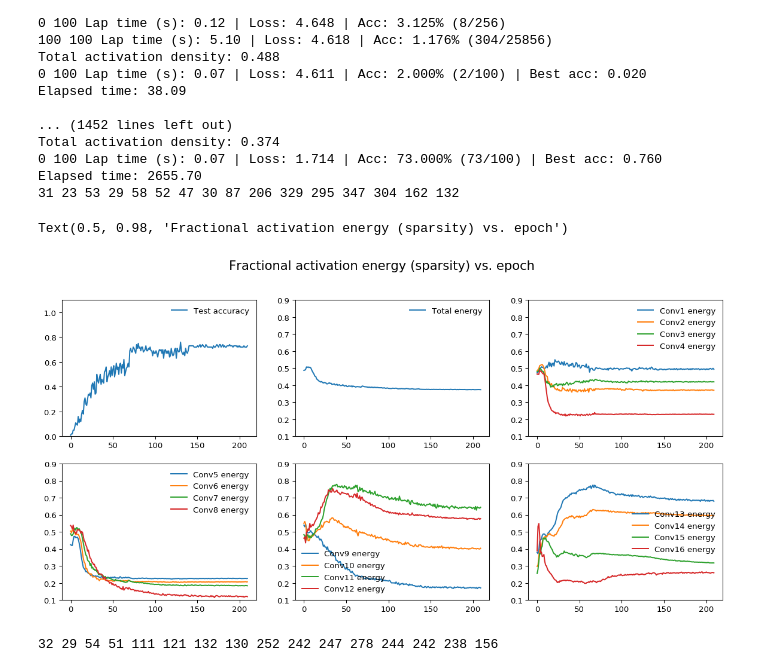
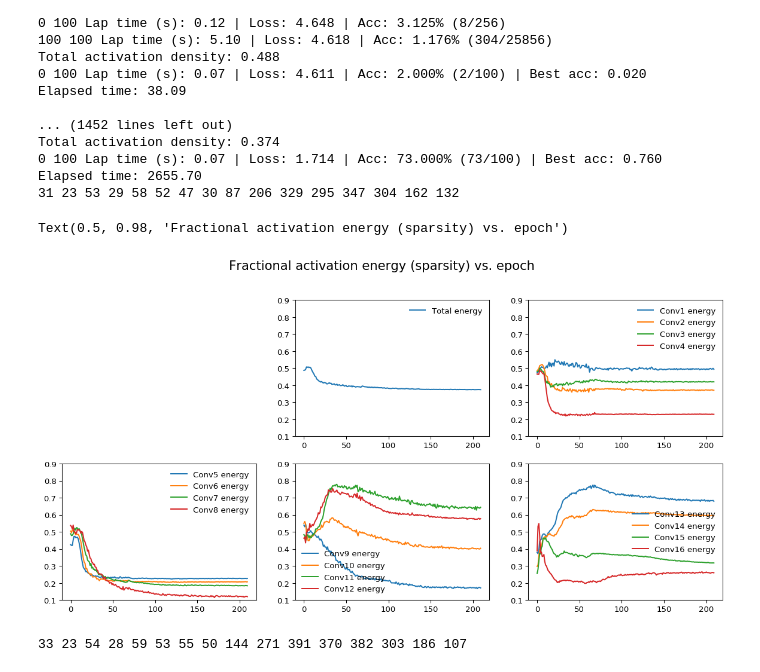
Before and after one commit to abysse8/pytorch-cnn-visualizations, a Jupyter notebook: vgg19_cifar100.ipynb, the cells around one changed output. Drawn from its saved outputs; the diff is of its cells as text; code cells hidden in the pictures.

```diff
--- a/vgg19_cifar100.ipynb
+++ b/vgg19_cifar100.ipynb
@@ -457,10 +457,10 @@ ylim = 0.9
 ylow = 0.1
 
 fig = plt.figure(1, figsize=(15, 7), dpi=95)
-plt.subplot(231)
-plt.ylim(0, 1.1)
-plt.plot(test_acc, label = 'Test accuracy')
-plt.legend(frameon = False)
+#plt.subplot(231)
+#plt.ylim(0, 1.1)
+#plt.plot(test_acc, label = 'Test accuracy')
+#plt.legend(frameon = False)
 
 plt.subplot(232)
 plt.ylim(ylow, ylim)
@@ -476,36 +476,36 @@ plt.plot(conv4_energy, label = 'Conv4 energy')
 plt.legend(frameon = False)
 
 plt.subplot(234)
 plt.ylim(ylow, ylim)
 plt.plot(conv5_energy, label = 'Conv5 energy')
 plt.plot(conv6_energy, label = 'Conv6 energy')
 plt.plot(conv7_energy, label = 'Conv7 energy')
 plt.plot(conv8_energy, label = 'Conv8 energy')
 plt.legend(frameon = False)
 
 plt.subplot(235)
 plt.ylim(ylow, ylim)
 plt.plot(conv9_energy, label = 'Conv9 energy')
 plt.plot(conv10_energy, label = 'Conv10 energy')
 plt.plot(conv11_energy, label = 'Conv11 energy')
 plt.plot(conv12_energy, label = 'Conv12 energy')
 plt.legend(frameon = False)
 
 plt.subplot(236)
 plt.ylim(ylow, ylim)
 plt.plot(conv13_energy, label = 'Conv13 energy')
 plt.plot(conv14_energy, label = 'Conv14 energy')
 plt.plot(conv15_energy, label = 'Conv15 energy')
 plt.plot(conv16_energy, label = 'Conv16 energy')
 plt.legend(frameon = False)
 
 
 fig.suptitle('Fractional activation energy (sparsity) vs. epoch', fontsize = 16)
 # %% [output]
 Text(0.5, 0.98, 'Fractional activation energy (sparsity) vs. epoch')
-[figure, old version]
+[figure, new version]
 # %%
-epoch = 10
+epoch = 50
 size_1 = int(fractional_layer_energies[epoch,1] * 64)
 size_2 = int(fractional_layer_energies[epoch,2] * 64)
 size_4 = int(fractional_layer_energies[epoch,4] * 128)
@@ -524,4 +524,4 @@ size_19 = int(fractional_layer_energies[epoch,19] * 512)
 size_20 = int(fractional_layer_energies[epoch,20] * 512)
 print(size_1,size_2,size_4,size_5,size_7,size_8,size_9, size_10, size_12, size_13, size_14, size_15, size_17, size_18, size_19, size_20)
 # %% [output]
-32 29 54 51 111 121 132 130 252 242 247 278 244 242 238 156
+33 23 54 28 59 53 55 50 144 271 391 370 382 303 186 107
```
Also changed, not shown: parts of 12 cells of this notebook.
